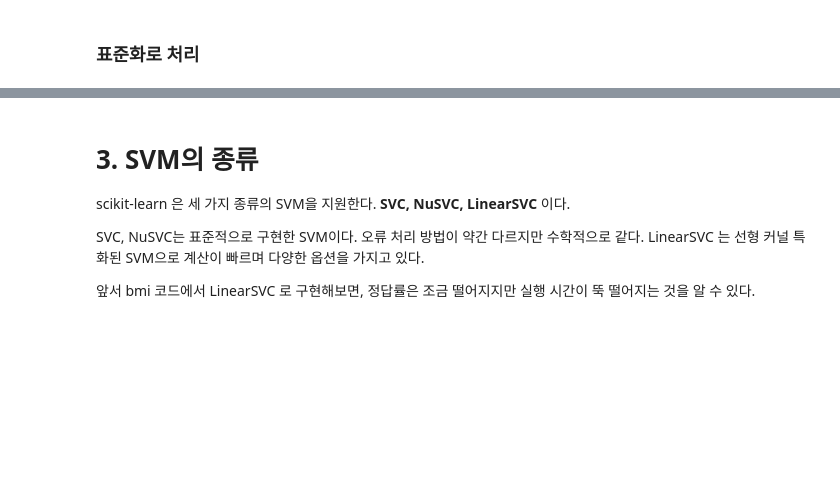
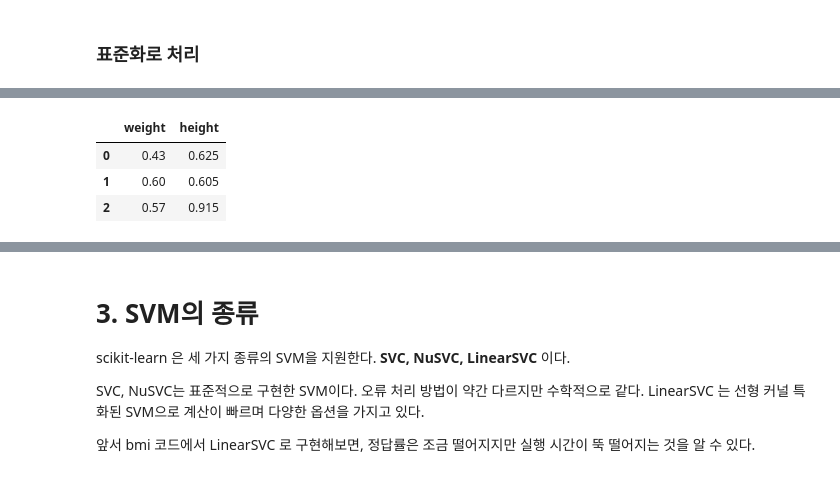
Before and after one commit to Ihan0316/ai_scool, a Jupyter notebook: 7월/7-18/07지도학습-SVM-0.ipynb, the cells around one changed output, grey strips where cells are left out. Saved outputs shown, nothing was run; the diff lists cells and outputs as text; code cells hidden in the pictures; blank space fills up the shorter version.

```diff
--- a/7월/7-18/07지도학습-SVM-0.ipynb
+++ b/7월/7-18/07지도학습-SVM-0.ipynb
@@ -295,0 +408,5 @@ weighted avg       1.00      1.00      1.00      5000
+# %%
+#칼럼 자르고 정규화 하기
+W = tbl['weight'] / 100 # 최고 100kg 제한
+H = tbl['height'] / 200 # 최고 200cm 제한
+W[:3], H[:3]
@@ -296 +422,9 @@ weighted avg       1.00      1.00      1.00      5000
+# %%
+X = pd.concat([W, H], axis=1)
+X[:3]
+# %% [output]
+|  | weight | height |
+| 0 | 0.43 | 0.625 |
+| 1 | 0.60 | 0.605 |
+| 2 | 0.57 | 0.915 |
 # %%
```
Also changed, not shown: parts of 75 cells of this notebook, 1 other file.
